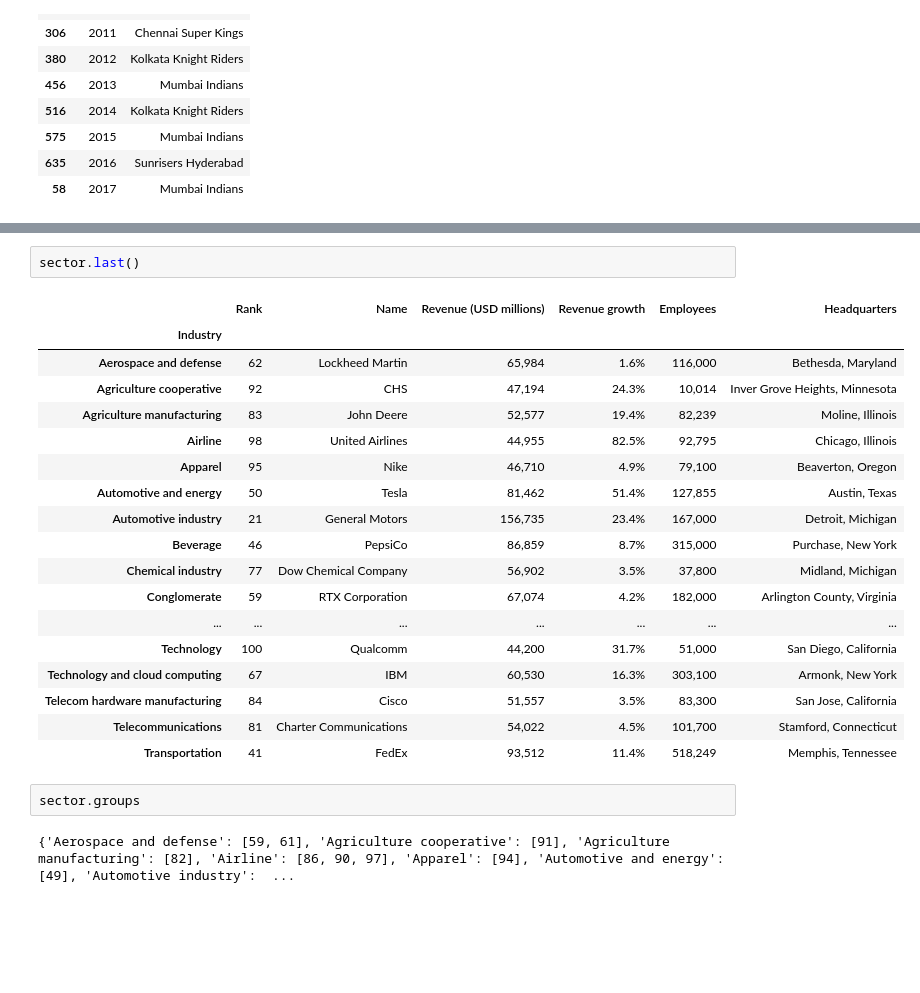
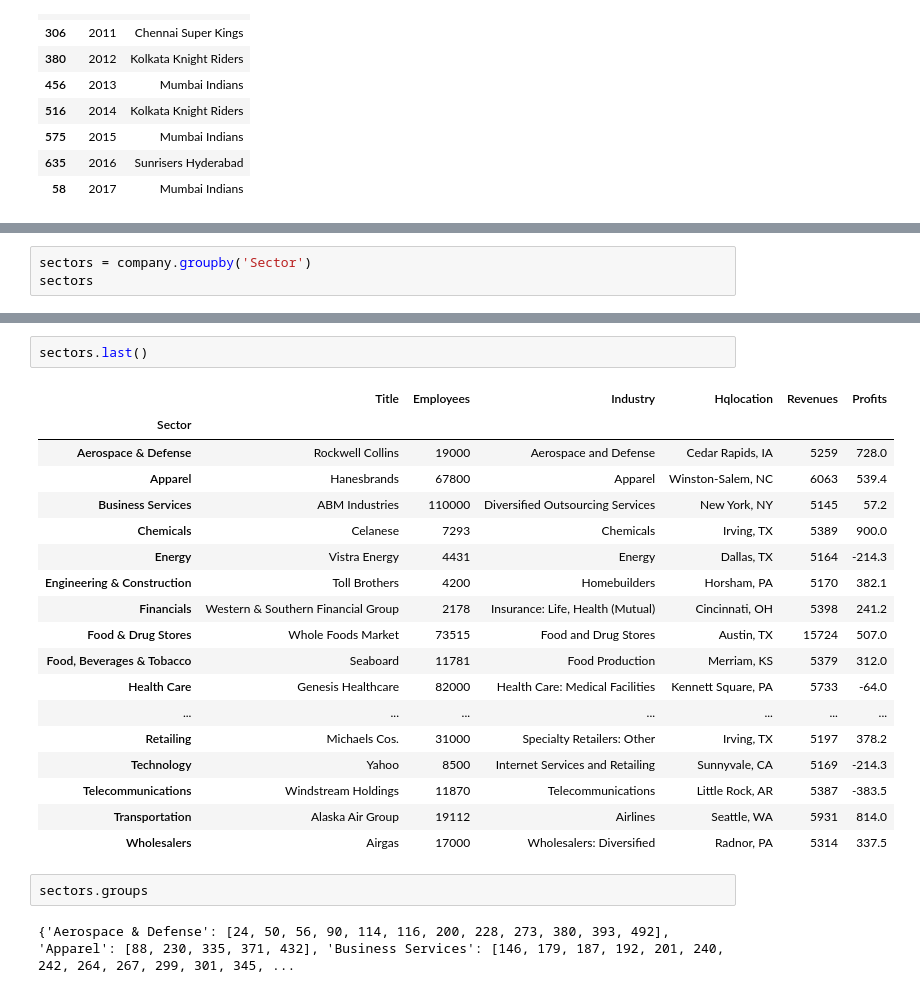
Before and after one commit to SajidMajeed92/Adv.Programming2024, a Jupyter notebook: Pandas/python pandas Tutorial 2.ipynb, the cells around one changed output, grey strips where cells are left out. Drawn from its saved outputs; the diff is of its cells as text; blank space fills up the shorter version.

```diff
--- a/Pandas/python pandas Tutorial 2.ipynb
+++ b/Pandas/python pandas Tutorial 2.ipynb
@@ -472,0 +485,3 @@ sector
+# %%
+sectors = company.groupby('Sector')
+sectors
@@ -542,28 +559,28 @@ sector.first()
 # %%
-sector.last()
+sectors.last()
 # %% [output]
-|  | Rank | Name | Revenue (USD millions) | Revenue growth | Employees | Headquarters |
-| Industry |  |  |  |  |  |  |
-| Aerospace and defense | 62 | Lockheed Martin | 65,984 | 1.6% | 116,000 | Bethesda, Maryland |
-| Agriculture cooperative | 92 | CHS | 47,194 | 24.3% | 10,014 | Inver Grove Heights, Minnesota |
-| Agriculture manufacturing | 83 | John Deere | 52,577 | 19.4% | 82,239 | Moline, Illinois |
-| Airline | 98 | United Airlines | 44,955 | 82.5% | 92,795 | Chicago, Illinois |
-| Apparel | 95 | Nike | 46,710 | 4.9% | 79,100 | Beaverton, Oregon |
-| Automotive and energy | 50 | Tesla | 81,462 | 51.4% | 127,855 | Austin, Texas |
-| Automotive industry | 21 | General Motors | 156,735 | 23.4% | 167,000 | Detroit, Michigan |
-| Beverage | 46 | PepsiCo | 86,859 | 8.7% | 315,000 | Purchase, New York |
-| Chemical industry | 77 | Dow Chemical Company | 56,902 | 3.5% | 37,800 | Midland, Michigan |
-| Conglomerate | 59 | RTX Corporation | 67,074 | 4.2% | 182,000 | Arlington County, Virginia |
+|  | Title | Employees | Industry | Hqlocation | Revenues | Profits |
+| Sector |  |  |  |  |  |  |
+| Aerospace & Defense | Rockwell Collins | 19000 | Aerospace and Defense | Cedar Rapids, IA | 5259 | 728.0 |
+| Apparel | Hanesbrands | 67800 | Apparel | Winston-Salem, NC | 6063 | 539.4 |
+| Business Services | ABM Industries | 110000 | Diversified Outsourcing Services | New York, NY | 5145 | 57.2 |
+| Chemicals | Celanese | 7293 | Chemicals | Irving, TX | 5389 | 900.0 |
+| Energy | Vistra Energy | 4431 | Energy | Dallas, TX | 5164 | -214.3 |
+| Engineering & Construction | Toll Brothers | 4200 | Homebuilders | Horsham, PA | 5170 | 382.1 |
+| Financials | Western & Southern Financial Group | 2178 | Insurance: Life, Health (Mutual) | Cincinnati, OH | 5398 | 241.2 |
+| Food & Drug Stores | Whole Foods Market | 73515 | Food and Drug Stores | Austin, TX | 15724 | 507.0 |
+| Food, Beverages & Tobacco | Seaboard | 11781 | Food Production | Merriam, KS | 5379 | 312.0 |
+| Health Care | Genesis Healthcare | 82000 | Health Care: Medical Facilities | Kennett Square, PA | 5733 | -64.0 |
 | ... | ... | ... | ... | ... | ... | ... |
-| Technology | 100 | Qualcomm | 44,200 | 31.7% | 51,000 | San Diego, California |
-| Technology and cloud computing | 67 | IBM | 60,530 | 16.3% | 303,100 | Armonk, New York |
-| Telecom hardware manufacturing | 84 | Cisco | 51,557 | 3.5% | 83,300 | San Jose, California |
-| Telecommunications | 81 | Charter Communications | 54,022 | 4.5% | 101,700 | Stamford, Connecticut |
-| Transportation | 41 | FedEx | 93,512 | 11.4% | 518,249 | Memphis, Tennessee |
+| Retailing | Michaels Cos. | 31000 | Specialty Retailers: Other | Irving, TX | 5197 | 378.2 |
+| Technology | Yahoo | 8500 | Internet Services and Retailing | Sunnyvale, CA | 5169 | -214.3 |
+| Telecommunications | Windstream Holdings | 11870 | Telecommunications | Little Rock, AR | 5387 | -383.5 |
+| Transportation | Alaska Air Group | 19112 | Airlines | Seattle, WA | 5931 | 814.0 |
+| Wholesalers | Airgas | 17000 | Wholesalers: Diversified | Radnor, PA | 5314 | 337.5 |
 # %%
-sector.groups
+sectors.groups
 # %% [output]
-{'Aerospace and defense': [59, 61], 'Agriculture cooperative': [91], 'Agriculture manufacturing': [82], 'Airline': [86, 90, 97], 'Apparel': [94], 'Automotive and energy': [49], 'Automotive industry':  ...
+{'Aerospace & Defense': [24, 50, 56, 90, 114, 116, 200, 228, 273, 380, 393, 492], 'Apparel': [88, 230, 335, 371, 432], 'Business Services': [146, 179, 187, 192, 201, 240, 242, 264, 267, 299, 301, 345, ...
 # %%
 company.iloc[23,:]
 # %% [output]
```
Also changed, not shown: parts of 41 cells of this notebook, 4 other files.
